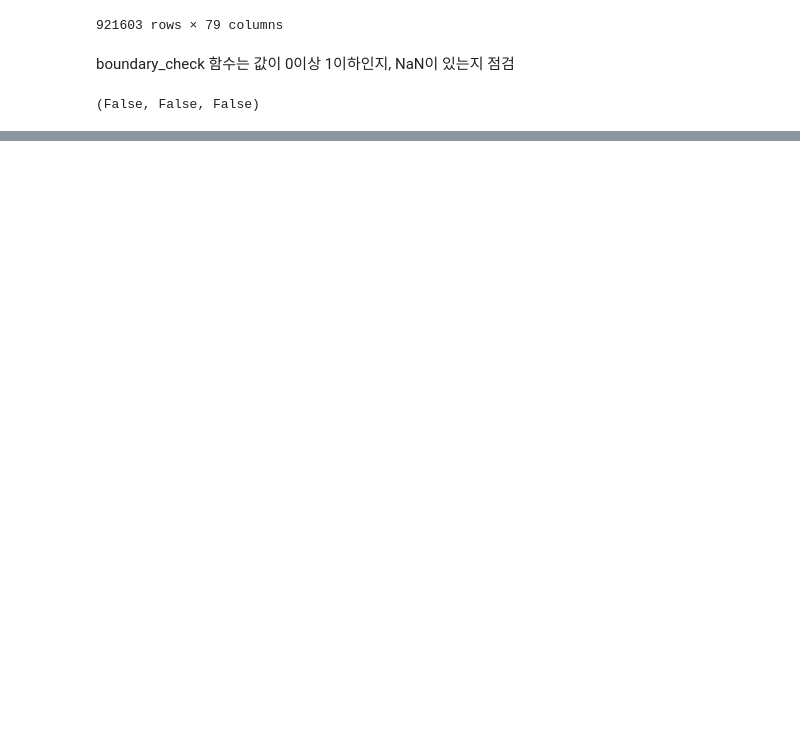
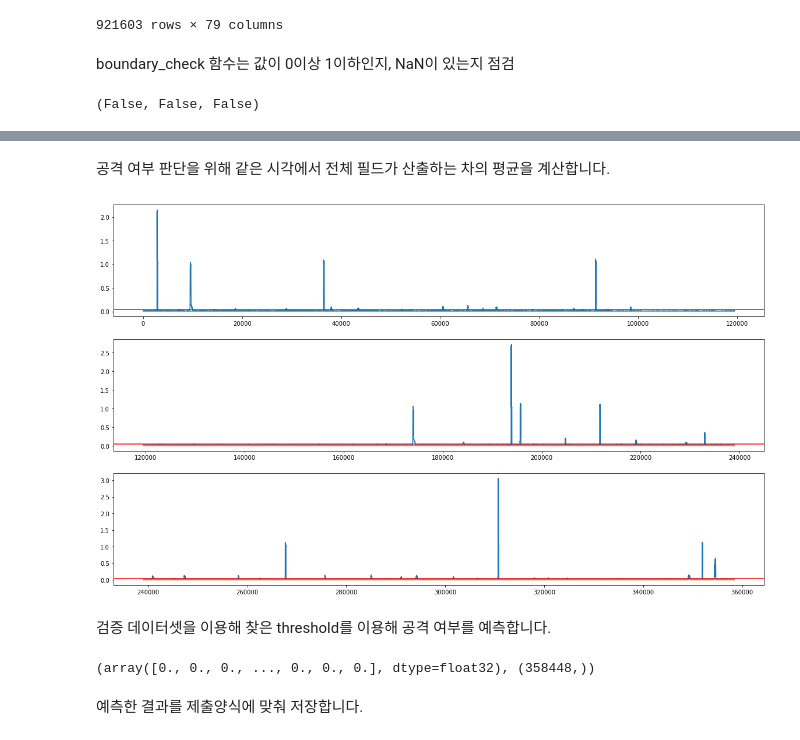
Before and after one commit to hooNpk/EDIA, a Jupyter notebook: basecode.ipynb, the cells around one changed output, grey strips where cells are left out. Cells and saved outputs as stored; diff of their text form; code cells hidden in the pictures; blank space fills up the shorter version.

```diff
--- a/basecode.ipynb
+++ b/basecode.ipynb
@@ -143,0 +568,3 @@ boundary_check(TRAIN_DF)
+# %%
+TEST_DF = normalize(TEST_DF_RAW[VALID_COLUMNS_IN_TRAIN_DATASET]).ewm(alpha=0.9).mean()
+TEST_DF
@@ -143,0 +592,5 @@ boundary_check(TRAIN_DF)
+# %%
+HAI_DATASET_TEST = HaiDataset(
+    TEST_DF_RAW[TIMESTAMP_FIELD], TEST_DF, attacks=None
+)
+HAI_DATASET_VALIDATION[0]
@@ -143,0 +621,4 @@ boundary_check(TRAIN_DF)
+# %%
+%%time
+MODEL.eval()
+CHECK_TS, CHECK_DIST, CHECK_ATT = inference(HAI_DATASET_TEST, MODEL, BATCH_SIZE)
@@ -143,0 +627,17 @@ boundary_check(TRAIN_DF)
+# %% [markdown]
+공격 여부 판단을 위해 같은 시각에서 전체 필드가 산출하는 차의 평균을 계산합니다.
+# %%
+ANOMALY_SCORE = np.mean(CHECK_DIST, axis=1)
+# %%
+check_graph(ANOMALY_SCORE, CHECK_ATT, piece=3, THRESHOLD=THRESHOLD)
+# %% [output]
+[figure, added]
+# %% [markdown]
+검증 데이터셋을 이용해 찾은 threshold를 이용해 공격 여부를 예측합니다.
+# %%
+LABELS = put_labels(ANOMALY_SCORE, THRESHOLD)
+LABELS, LABELS.shape
+# %% [output]
+(array([0., 0., 0., ..., 0., 0., 0.], dtype=float32), (358448,))
+# %% [markdown]
+예측한 결과를 제출양식에 맞춰 저장합니다.
```
Also changed, not shown: parts of 60 cells of this notebook, 3 other files.
